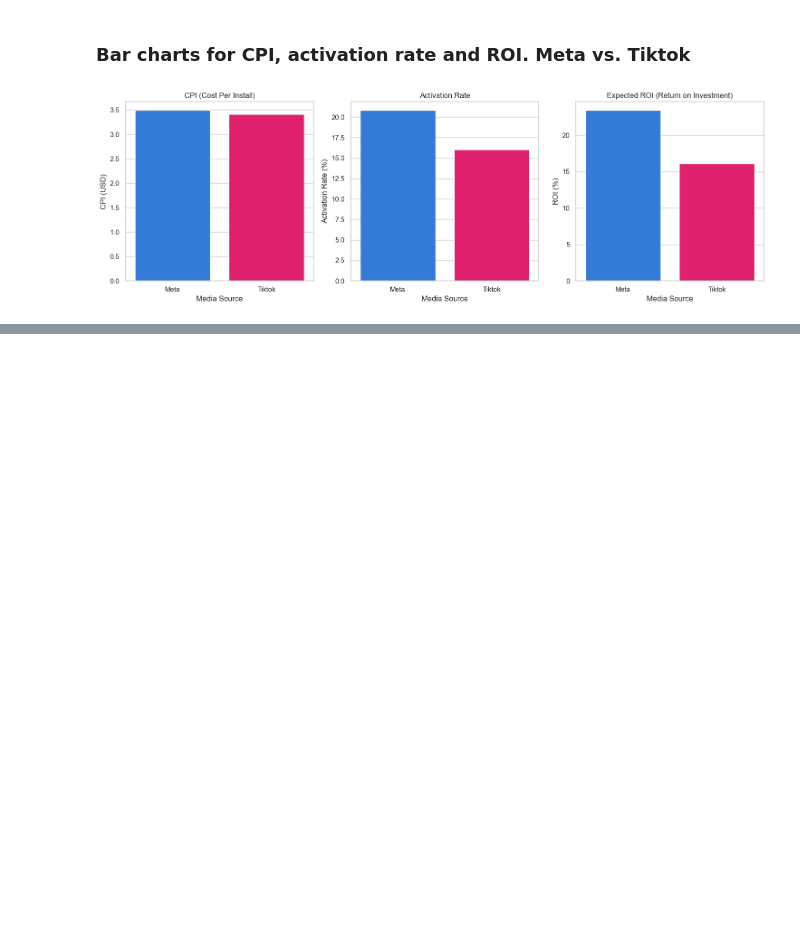
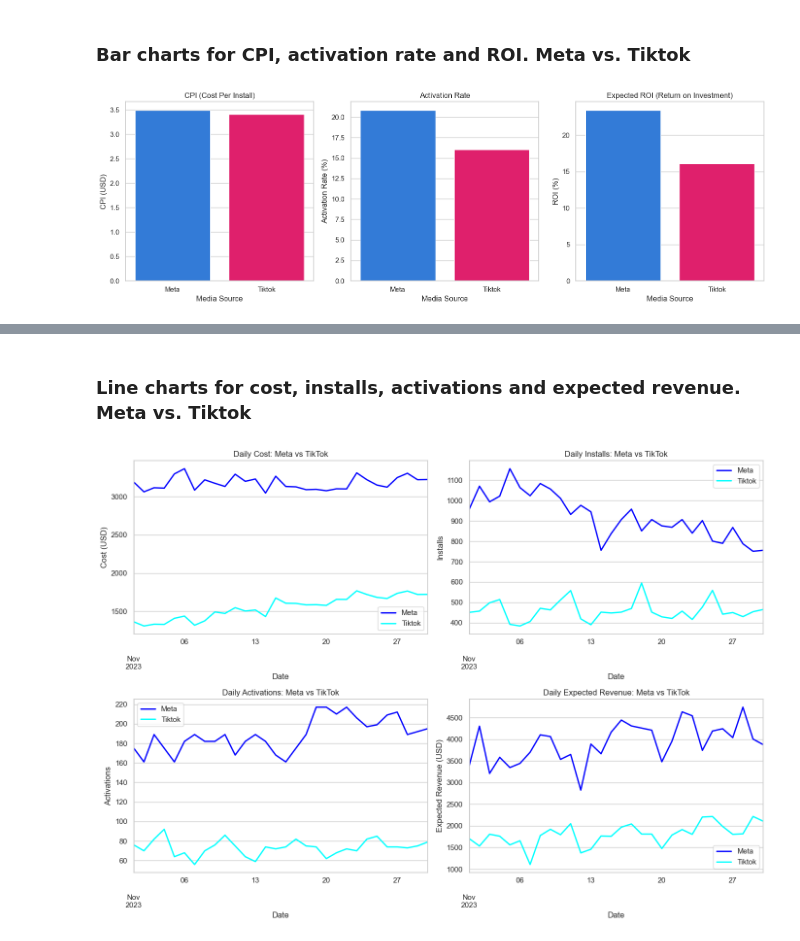
Before and after one commit to panicua/tt_keiki, a Jupyter notebook: task_num_3/dashboard_calculations.ipynb, the cells around one changed output, grey strips where cells are left out. Drawn from its saved outputs; the diff is of its cells as text; code cells hidden in the pictures; blank space fills up the shorter version.

```diff
--- a/task_num_3/dashboard_calculations.ipynb
+++ b/task_num_3/dashboard_calculations.ipynb
@@ -163,0 +205,53 @@ plt.show()
+# %% [markdown]
+### Line charts for cost, installs, activations and expected revenue. Meta vs. Tiktok
+# %%
+# Convert 'date' column to datetime if not already
+df_social_networks['date'] = pd.to_datetime(df_social_networks['date'])
+
+# Set 'date' as the index for easier plotting
+df_social_networks.set_index('date', inplace=True)
+# %%
+# Filter data by media source
+meta_data = df_social_networks[df_social_networks['media_souce'] == 'Meta']
+tiktok_data = df_social_networks[df_social_networks['media_souce'] == 'Tiktok']
+
+# Create subplots for daily trends comparison
+fig, axes = plt.subplots(2, 2, figsize=(14, 10))
+
+# Daily cost comparison
+meta_data.groupby('date')['cost'].sum().plot(ax=axes[0, 0], color="blue", label="Meta", linewidth=2)
+tiktok_data.groupby('date')['cost'].sum().plot(ax=axes[0, 0], color="cyan", label="Tiktok", linewidth=2)
+axes[0, 0].set_title("Daily Cost: Meta vs TikTok")
+axes[0, 0].set_xlabel("Date")
+axes[0, 0].set_ylabel("Cost (USD)")
+axes[0, 0].legend()
+
+# Daily installs comparison
+meta_data.groupby('date')['installs'].sum().plot(ax=axes[0, 1], color="blue", label="Meta", linewidth=2)
+tiktok_data.groupby('date')['installs'].sum().plot(ax=axes[0, 1], color="cyan", label="Tiktok", linewidth=2)
+axes[0, 1].set_title("Daily Installs: Meta vs TikTok")
+axes[0, 1].set_xlabel("Date")
+axes[0, 1].set_ylabel("Installs")
+axes[0, 1].legend()
+
+# Daily activations comparison
+meta_data.groupby('date')['activations'].sum().plot(ax=axes[1, 0], color="blue", label="Meta", linewidth=2)
+tiktok_data.groupby('date')['activations'].sum().plot(ax=axes[1, 0], color="cyan", label="Tiktok", linewidth=2)
+axes[1, 0].set_title("Daily Activations: Meta vs TikTok")
+axes[1, 0].set_xlabel("Date")
+axes[1, 0].set_ylabel("Activations")
+axes[1, 0].legend()
+
+# Daily expected revenue comparison
+meta_data.groupby('date')['expected_revenue'].sum().plot(ax=axes[1, 1], color="blue", label="Meta", linewidth=2)
+tiktok_data.groupby('date')['expected_revenue'].sum().plot(ax=axes[1, 1], color="cyan", label="Tiktok", linewidth=2)
+axes[1, 1].set_title("Daily Expected Revenue: Meta vs TikTok")
+axes[1, 1].set_xlabel("Date")
+axes[1, 1].set_ylabel("Expected Revenue (USD)")
+axes[1, 1].legend()
+
+# Show the plot
+plt.tight_layout()
+plt.show()
+# %% [output]
+[figure, added]
```
Also changed, not shown: parts of 5 cells of this notebook.
